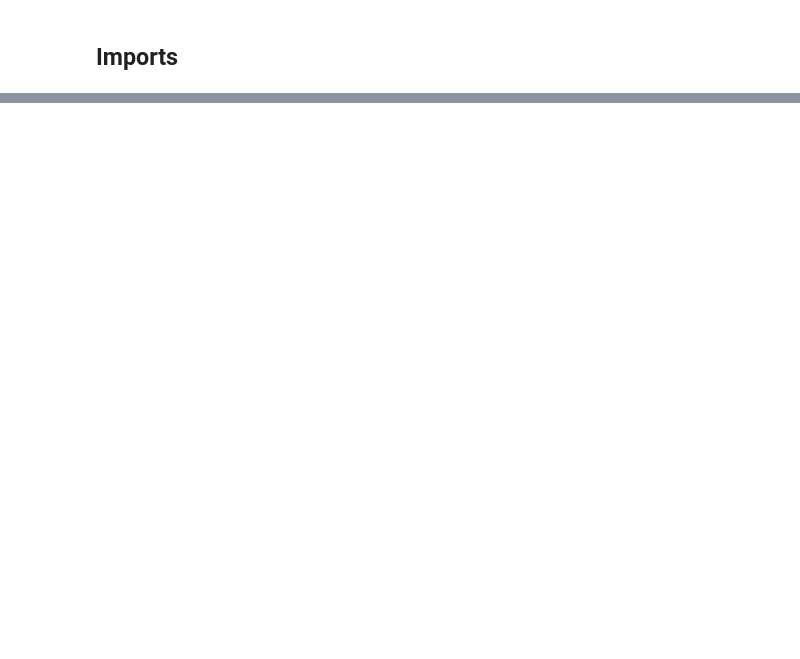
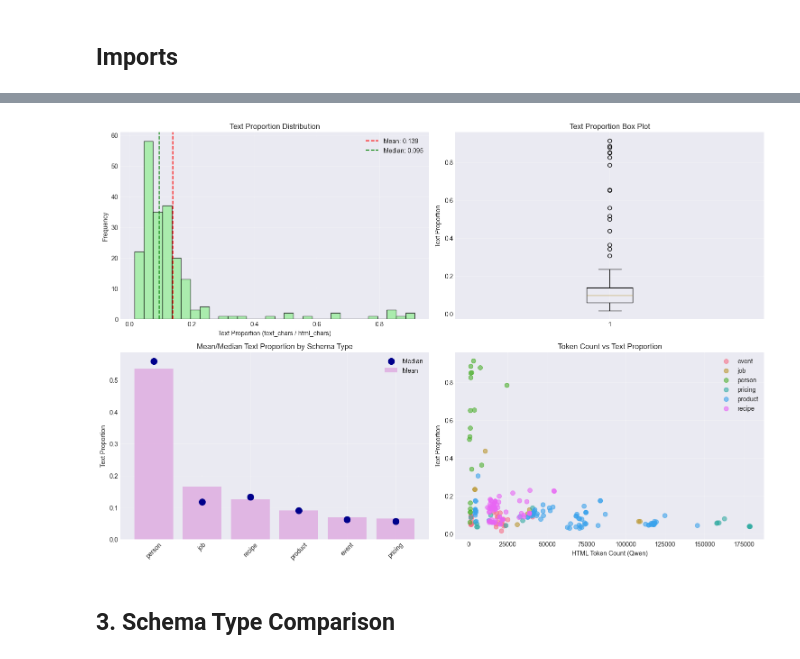
Before and after one commit to luarss/c4ai-crawlerlm, a Jupyter notebook: notebooks/00_eda.ipynb, the cells around one changed output, grey strips where cells are left out. Saved outputs shown, nothing was run; the diff lists cells and outputs as text; code cells hidden in the pictures; blank space fills up the shorter version.

```diff
--- a/notebooks/00_eda.ipynb
+++ b/notebooks/00_eda.ipynb
@@ -499,0 +241,15 @@ KeyError: 'html_lang'
+# %%
+# Summary statistics for text proportion
+print('Text Proportion Statistics (text_chars / html_chars):')
+print(f'  Min: {df["text_proportion"].min():.3f}')
+print(f'  Max: {df["text_proportion"].max():.3f}')
+print(f'  Mean: {df["text_proportion"].mean():.3f}')
+print(f'  Median: {df["text_proportion"].median():.3f}')
+print(f'  25th percentile: {df["text_proportion"].quantile(0.25):.3f}')
+print(f'  75th percentile: {df["text_proportion"].quantile(0.75):.3f}')
+
+# By schema type
+print(f'\nText Proportion by Schema Type:')
+schema_text_prop = df.groupby('schema_type')['text_proportion'].agg(['mean', 'median', 'min', 'max'])
+schema_text_prop = schema_text_prop.sort_values('mean', ascending=False)
+print(schema_text_prop.round(3))
@@ -499,0 +274,50 @@ KeyError: 'html_lang'
+# %%
+# Visualize text proportion
+fig, axes = plt.subplots(2, 2, figsize=(15, 10))
+
+# Histogram
+axes[0, 0].hist(df['text_proportion'], bins=30, edgecolor='black', alpha=0.7, color='lightgreen')
+axes[0, 0].axvline(df['text_proportion'].mean(), color='red', linestyle='--',
+                   label=f'Mean: {df["text_proportion"].mean():.3f}')
+axes[0, 0].axvline(df['text_proportion'].median(), color='green', linestyle='--',
+                   label=f'Median: {df["text_proportion"].median():.3f}')
+axes[0, 0].set_xlabel('Text Proportion (text_chars / html_chars)')
+axes[0, 0].set_ylabel('Frequency')
+axes[0, 0].set_title('Text Proportion Distribution')
+axes[0, 0].legend()
+axes[0, 0].grid(True, alpha=0.3)
+
+# Box plot
+axes[0, 1].boxplot(df['text_proportion'], vert=True)
+axes[0, 1].set_ylabel('Text Proportion')
+axes[0, 1].set_title('Text Proportion Box Plot')
+axes[0, 1].grid(True, alpha=0.3)
+
+# By schema type
+x_pos = np.arange(len(schema_text_prop))
+axes[1, 0].bar(x_pos, schema_text_prop['mean'], color='plum', alpha=0.7, label='Mean')
+axes[1, 0].scatter(x_pos, schema_text_prop['median'], color='darkblue', s=100, zorder=3, label='Median')
+axes[1, 0].set_xticks(x_pos)
+axes[1, 0].set_xticklabels(schema_text_prop.index, rotation=45)
+axes[1, 0].set_ylabel('Text Proportion')
+axes[1, 0].set_title('Mean/Median Text Proportion by Schema Type')
+axes[1, 0].legend()
+axes[1, 0].grid(True, alpha=0.3)
+
+# Scatter: tokens vs text proportion
+for schema_type in df['schema_type'].unique():
+    subset = df[df['schema_type'] == schema_type]
+    axes[1, 1].scatter(subset['html_tokens'], subset['text_proportion'],
+                       label=schema_type, alpha=0.6, s=50)
+axes[1, 1].set_xlabel('HTML Token Count (Qwen)')
+axes[1, 1].set_ylabel('Text Proportion')
+axes[1, 1].set_title('Token Count vs Text Proportion')
+axes[1, 1].legend()
+axes[1, 1].grid(True, alpha=0.3)
+
+plt.tight_layout()
+plt.show()
+# %% [output]
+[figure, added]
+# %% [markdown]
+## 3. Schema Type Comparison
```
Also changed, not shown: parts of 31 cells of this notebook.
